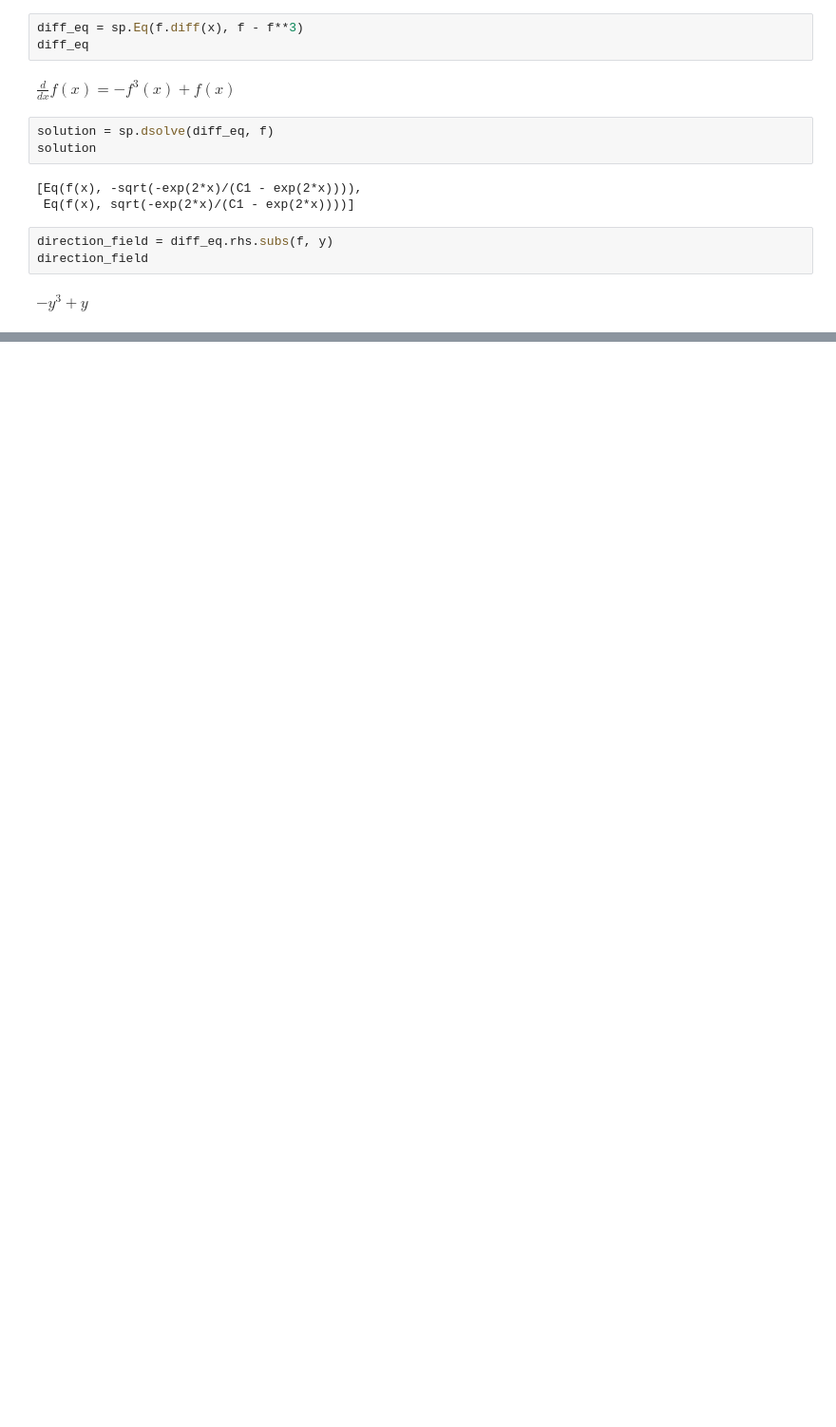
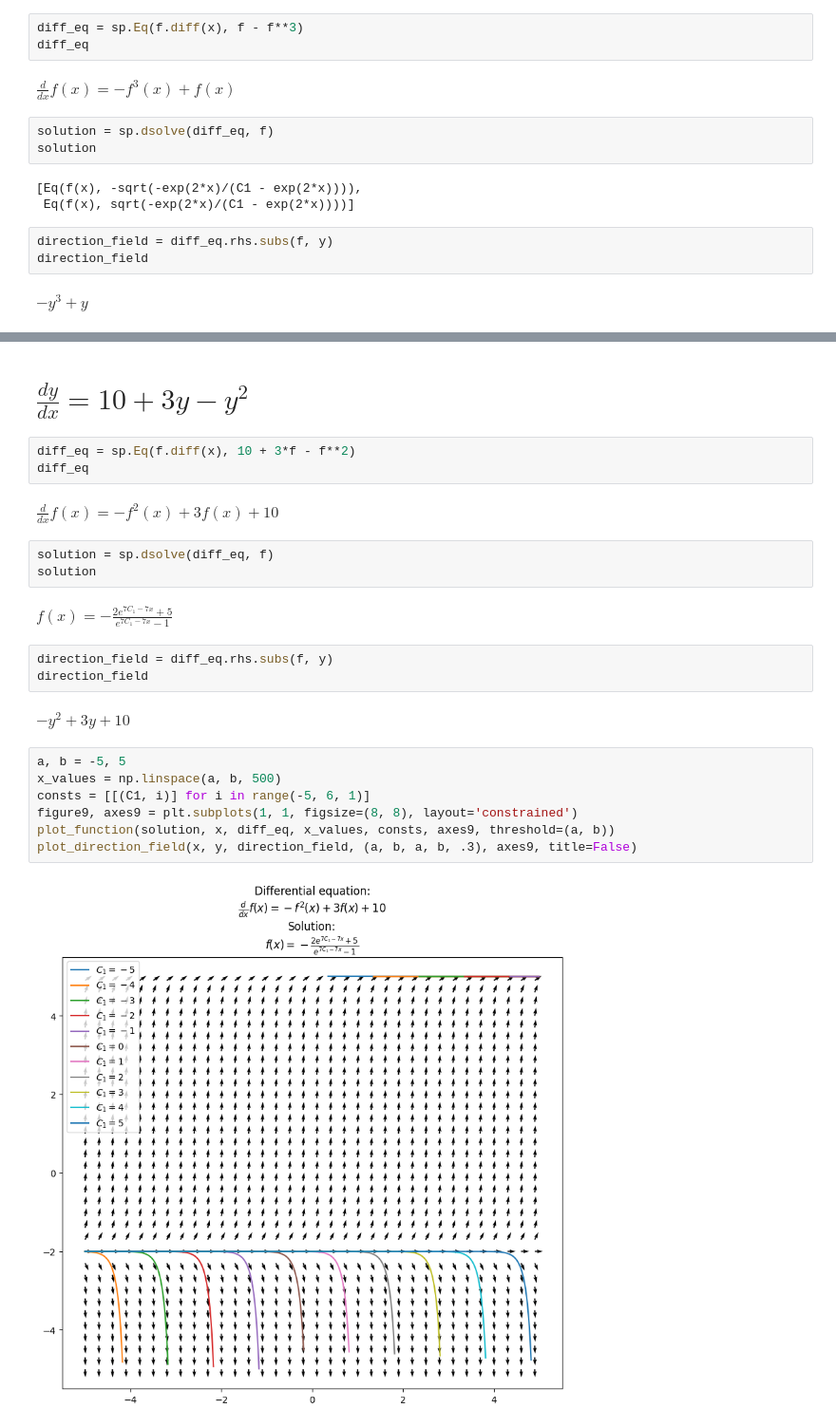
Before and after one commit to Yolonek/DifferentialEquations, a Jupyter notebook: FirstOrderDifferentialEquations/AutonomousFirstOrderDE.ipynb, the cells around one changed output, grey strips where cells are left out. Shown at 95% size. Saved outputs shown, nothing was run; the diff lists cells and outputs as text; blank space fills up the shorter version.

```diff
--- a/FirstOrderDifferentialEquations/AutonomousFirstOrderDE.ipynb
+++ b/FirstOrderDifferentialEquations/AutonomousFirstOrderDE.ipynb
@@ -207,3 +206,29 @@ figure8, axes8 = plt.subplots(1, 1, figsize=(8, 8), layout='constrained')
 plot_direction_field(x, y, direction_field, (a, b, a, b, .3), axes8, title=False)
 # %% [output]
 [figure]
+# %% [markdown]
+# $\frac{dy}{dx} = 10 + 3y - y^2$
+# %%
+diff_eq = sp.Eq(f.diff(x), 10 + 3*f - f**2)
+diff_eq
+# %% [output]
+$\displaystyle \frac{d}{d x} f{\left(x \right)} = - f^{2}{\left(x \right)} + 3 f{\left(x \right)} + 10$
+# %%
+solution = sp.dsolve(diff_eq, f)
+solution
+# %% [output]
+$\displaystyle f{\left(x \right)} = - \frac{2 e^{7 C_{1} - 7 x} + 5}{e^{7 C_{1} - 7 x} - 1}$
+# %%
+direction_field = diff_eq.rhs.subs(f, y)
+direction_field
+# %% [output]
+$\displaystyle - y^{2} + 3 y + 10$
+# %%
+a, b = -5, 5
+x_values = np.linspace(a, b, 500)
+consts = [[(C1, i)] for i in range(-5, 6, 1)]
+figure9, axes9 = plt.subplots(1, 1, figsize=(8, 8), layout='constrained')
+plot_function(solution, x, diff_eq, x_values, consts, axes9, threshold=(a, b))
+plot_direction_field(x, y, direction_field, (a, b, a, b, .3), axes9, title=False)
+# %% [output]
+[figure, added]
```
Also changed, not shown: parts of 1 cell of this notebook.
